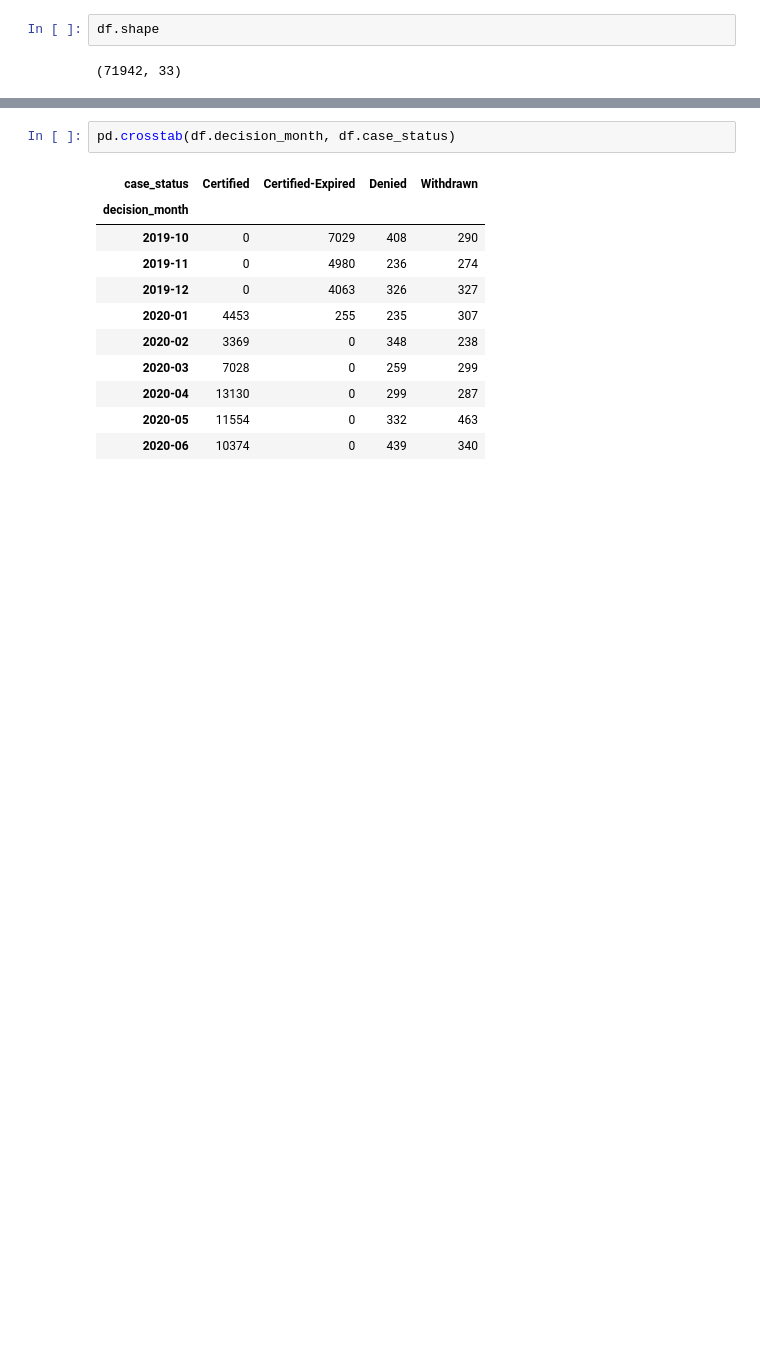
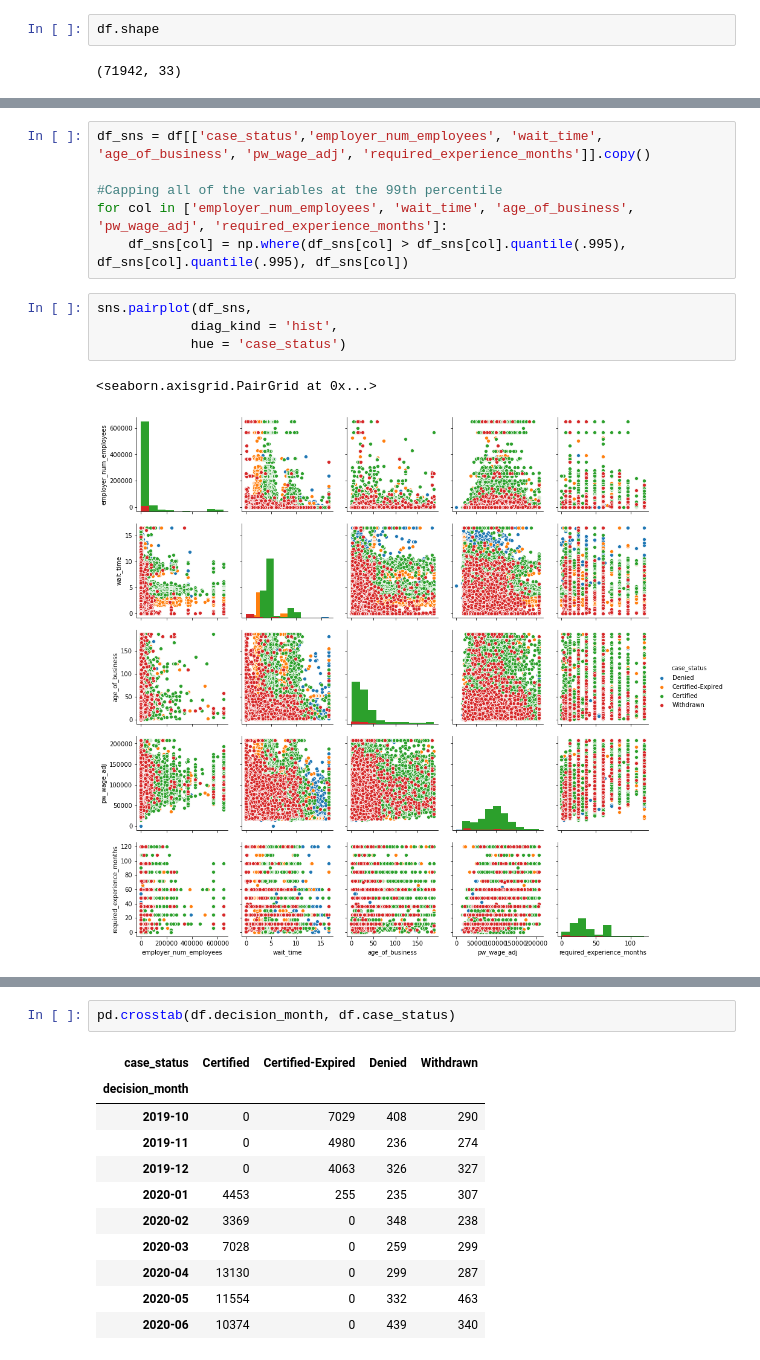
Before and after one commit to r-surendiran/MSCA-37014-Python-For-Analytics-Group-Project, a Jupyter notebook: Notebooks/data_exploration_kendall.ipynb, the cells around one changed output, grey strips where cells are left out. Drawn from its saved outputs; the diff is of its cells as text; blank space fills up the shorter version.

```diff
--- a/Notebooks/data_exploration_kendall.ipynb
+++ b/Notebooks/data_exploration_kendall.ipynb
@@ -52,0 +79,13 @@ df['pw_wage_adj'] = np.where(df.pw_unit_of_pay == "Bi-Weekly", df.pw_wage*26, df
+# %%
+df_sns = df[['case_status','employer_num_employees', 'wait_time', 'age_of_business', 'pw_wage_adj', 'required_experience_months']].copy()
+
+#Capping all of the variables at the 99th percentile
+for col in ['employer_num_employees', 'wait_time', 'age_of_business', 'pw_wage_adj', 'required_experience_months']:
+    df_sns[col] = np.where(df_sns[col] > df_sns[col].quantile(.995), df_sns[col].quantile(.995), df_sns[col])
+# %%
+sns.pairplot(df_sns,
+            diag_kind = 'hist',
+            hue = 'case_status')
+# %% [output]
+<seaborn.axisgrid.PairGrid at 0x...>
+[figure, added]
```
Also changed, not shown: parts of 37 cells of this notebook, 1 other file.
